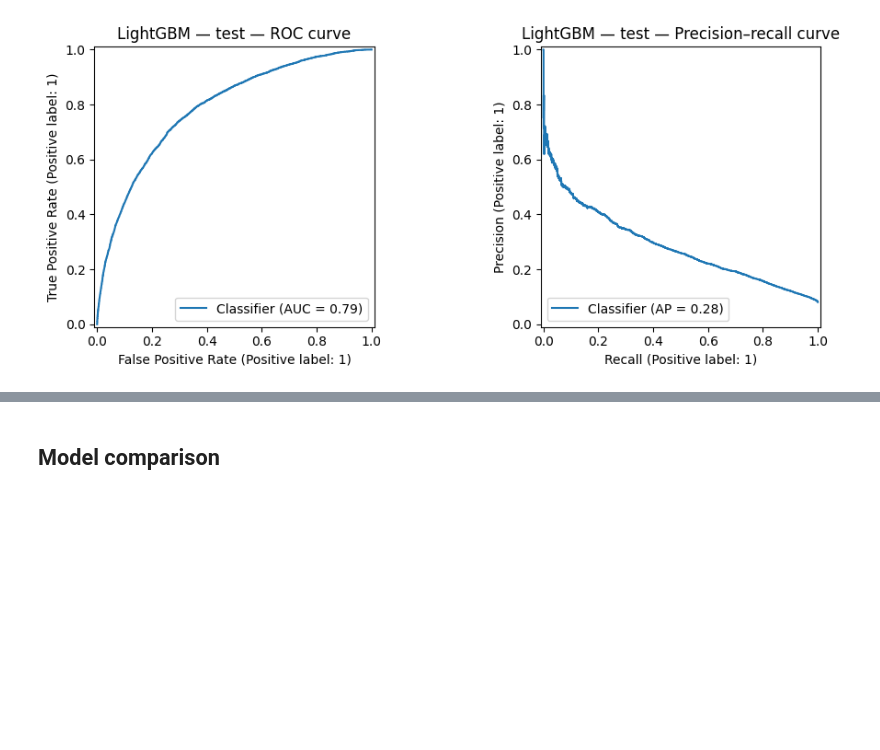
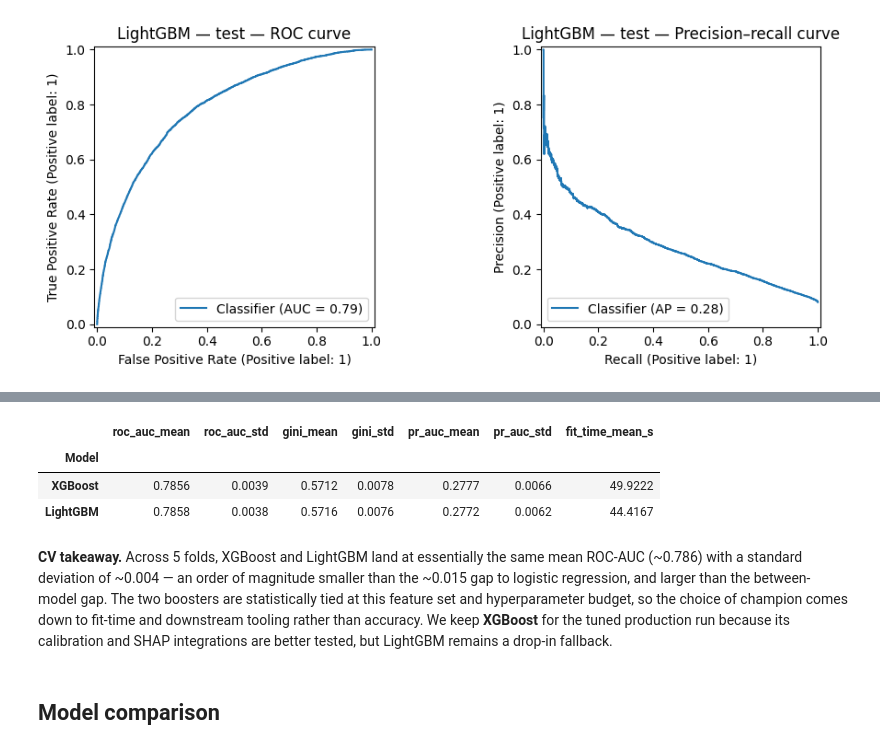
Before and after one commit to BDEvan5/credit-risk-ml, a Jupyter notebook: notebooks/02_modelling.ipynb, the cells around one changed output, grey strips where cells are left out. Saved outputs shown, nothing was run; the diff lists cells and outputs as text; code cells hidden in the pictures; blank space fills up the shorter version.

Commit message:
feat: improve the modelling with cross-validation and explainations

```diff
--- a/notebooks/02_modelling.ipynb
+++ b/notebooks/02_modelling.ipynb
@@ -336,0 +348,55 @@ fig = plot_roc_pr_curves(y_test, y_score_lgb, title_prefix="LightGBM — test
+# %%
+from sklearn.model_selection import StratifiedKFold, cross_validate
+
+# Rebuild fresh booster instances so CV folds don't leak warm-started state.
+cv_xgb = XGBClassifier(
+    n_estimators=400,
+    max_depth=5,
+    learning_rate=0.05,
+    subsample=0.8,
+    colsample_bytree=0.8,
+    random_state=42,
+    n_jobs=-1,
+    eval_metric="logloss",
+    tree_method="hist",
+    scale_pos_weight=scale_pos_weight,
+)
+cv_lgb = LGBMClassifier(
+    n_estimators=400,
+    num_leaves=48,
+    learning_rate=0.05,
+    subsample=0.8,
+    colsample_bytree=0.8,
+    random_state=42,
+    n_jobs=-1,
+    class_weight="balanced",
+    verbose=-1,
+)
+
+skf = StratifiedKFold(n_splits=5, shuffle=True, random_state=42)
+scoring = ["roc_auc", "average_precision"]
+
+cv_results: dict[str, dict[str, float]] = {}
+for name, est in [("XGBoost", cv_xgb), ("LightGBM", cv_lgb)]:
+    pipe = Pipeline(steps=[("preprocess", tree_preprocess), ("clf", est)])
+    t0 = time.perf_counter()
+    out = cross_validate(pipe, X, y, cv=skf, scoring=scoring, n_jobs=1)
+    wall = time.perf_counter() - t0
+    cv_results[name] = {
+        "roc_auc_mean": out["test_roc_auc"].mean(),
+        "roc_auc_std": out["test_roc_auc"].std(),
+        "gini_mean": 2 * out["test_roc_auc"].mean() - 1,
+        "gini_std": 2 * out["test_roc_auc"].std(),
+        "pr_auc_mean": out["test_average_precision"].mean(),
+        "pr_auc_std": out["test_average_precision"].std(),
+        "fit_time_mean_s": out["fit_time"].mean(),
+    }
+    print(
+        f"{name}: fold AUCs = {np.round(out['test_roc_auc'], 4).tolist()}  "
+        f"(5-fold wall time {wall:.0f}s)"
+    )
+
+cv_df = pd.DataFrame(cv_results).T
+cv_df.index.name = "Model"
+display(cv_df.round(4))
+# %% [output]
@@ -337,3 +405,9 @@ fig = plot_roc_pr_curves(y_test, y_score_lgb, title_prefix="LightGBM — test
+|  | roc_auc_mean | roc_auc_std | gini_mean | gini_std | pr_auc_mean | pr_auc_std | fit_time_mean_s |
+| Model |  |  |  |  |  |  |  |
+| XGBoost | 0.7856 | 0.0039 | 0.5712 | 0.0078 | 0.2777 | 0.0066 | 49.9222 |
+| LightGBM | 0.7858 | 0.0038 | 0.5716 | 0.0076 | 0.2772 | 0.0062 | 44.4167 |
+# %% [markdown]
+**CV takeaway.** Across 5 folds, XGBoost and LightGBM land at essentially the same mean ROC-AUC (~0.786) with a standard deviation of ~0.004 — an order of magnitude smaller than the ~0.015 gap to logistic regression, and larger than the between-model gap. The two boosters are statistically tied at this feature set and hyperparameter budget, so the choice of champion comes down to fit-time and downstream tooling rather than accuracy. We keep **XGBoost** for the tuned production run because its calibration and SHAP integrations are better tested, but LightGBM remains a drop-in fallback.
 # %% [markdown]
 ## Model comparison
 # %%
```
Also changed, not shown: parts of 3 cells of this notebook, 7 other files.
